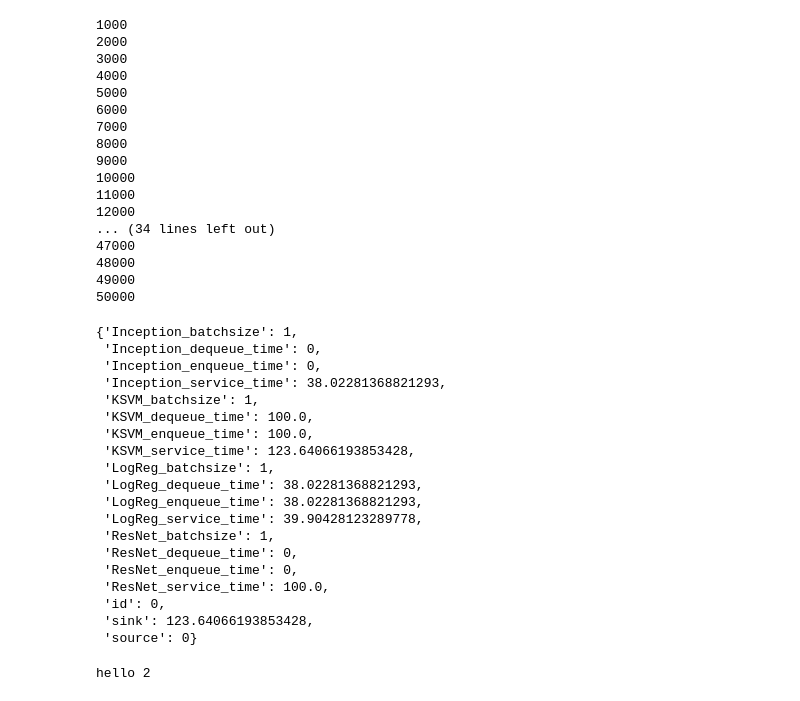
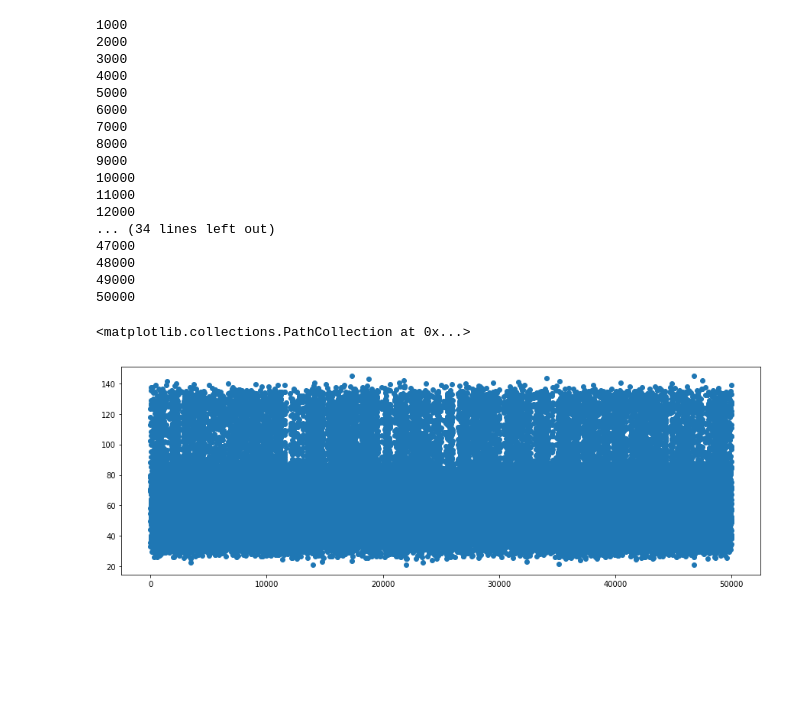
Before and after one commit to EyalSel/plots-model-comp-paper, a Jupyter notebook: plotting/Optimizer_Comparison.ipynb, the cells around one changed output. Saved outputs shown, nothing was run; the diff lists cells and outputs as text; code cells hidden in the pictures; blank space fills up the shorter version.

```diff
--- a/plotting/Optimizer_Comparison.ipynb
+++ b/plotting/Optimizer_Comparison.ipynb
@@ -54,6 +54,7 @@ logreg_array = np.array([
 # %%
 def line_segment_function(x,y):
     def result(x_point):
+        assert x_point <= max(x) and x_point >= min(x), "{} out of range of {}".format(x_point, x)
         if x_point in x:
             return y[x == x_point][0]
         less_index = max(np.arange(len(x))[x < x_point])
@@ -240,10 +248,10 @@ class SinkNode(Node):
 # The arrival history
 
 model_configs = {
-    "Inception": {"bs": 1, "rf": 1, "hw": "V100"},
-    "ResNet":    {"bs": 1, "rf": 1, "hw": "V100"},
-    "KSVM":      {"bs": 1, "rf": 1, "hw": "none"},
-    "LogReg":    {"bs": 1, "rf": 1, "hw": "none"}
+    "Inception": {"bs":16, "rf": 1, "hw": "V100"},
+    "ResNet":    {"bs":16, "rf": 1, "hw": "V100"},
+    "KSVM":      {"bs":16, "rf": 1, "hw": "none"},
+    "LogReg":    {"bs":2, "rf": 1, "hw": "none"}
 }
 
 
@@ -303,9 +311,22 @@ def get_end_to_end_times(model_configs, model_behaviors, deltas):
     scheduler.start()
     final_lineage_result = sink.queue
     return final_lineage_result
+
+def check_feasibility(model_configs, model_behaviors, deltas, slo):
+    mean_arrival_throughput = 1/np.mean(deltas)*1000 # average arrival throughput in qps
+    max_pipeline_throughput = end_to_end_max_throughput(model_configs, model_behaviors) # max throughput in qps
+    if mean_arrival_throughput > max_pipeline_throughput:
+        return False
+    min_pipeline_latency = end_to_end_min_lat(model_configs, model_behaviors)
+    if min_pipeline_latency > slo:
+        return False
+    end_to_end_times = get_end_to_end_times(model_configs, model_behaviors, deltas)
+    if np.max(end_to_end_times) > slo:
+        return False
+    return True
 # %%
-lambd = 20
-CV = 0.1
+lambd = 100
+CV = 4.0
 with open("../experiments/cached_arrival_processes/{}_{}.deltas".format(lambd, CV), 'r') as f:
     deltas = np.array([float(l.strip()) for l in f]).flatten()
 
@@ -328,25 +349,3 @@ queue = get_end_to_end_times(model_configs, model_behaviors_from_configs(model_c
 48000
 49000
 50000
-# %%
-queue[0]
-# %% [output]
-{'Inception_batchsize': 1,
- 'Inception_dequeue_time': 0,
- 'Inception_enqueue_time': 0,
- 'Inception_service_time': 38.02281368821293,
- 'KSVM_batchsize': 1,
- 'KSVM_dequeue_time': 100.0,
- 'KSVM_enqueue_time': 100.0,
- 'KSVM_service_time': 123.64066193853428,
- 'LogReg_batchsize': 1,
- 'LogReg_dequeue_time': 38.02281368821293,
- 'LogReg_enqueue_time': 38.02281368821293,
- 'LogReg_service_time': 39.90428123289778,
- 'ResNet_batchsize': 1,
- 'ResNet_dequeue_time': 0,
- 'ResNet_enqueue_time': 0,
- 'ResNet_service_time': 100.0,
- 'id': 0,
- 'sink': 123.64066193853428,
- 'source': 0}
@@ -358,4 +352,6 @@ args = [2]
-# %%
-f(*args)
-# %% [output]
-hello 2
+# %%
+plt.figure(figsize=(15,5))
+plt.scatter(np.arange(len(queue)), [x["sink"] - x["source"] for x in queue])
+# %% [output]
+<matplotlib.collections.PathCollection at 0x...>
+[figure, added]
```
Also changed, not shown: parts of 3 cells of this notebook.
